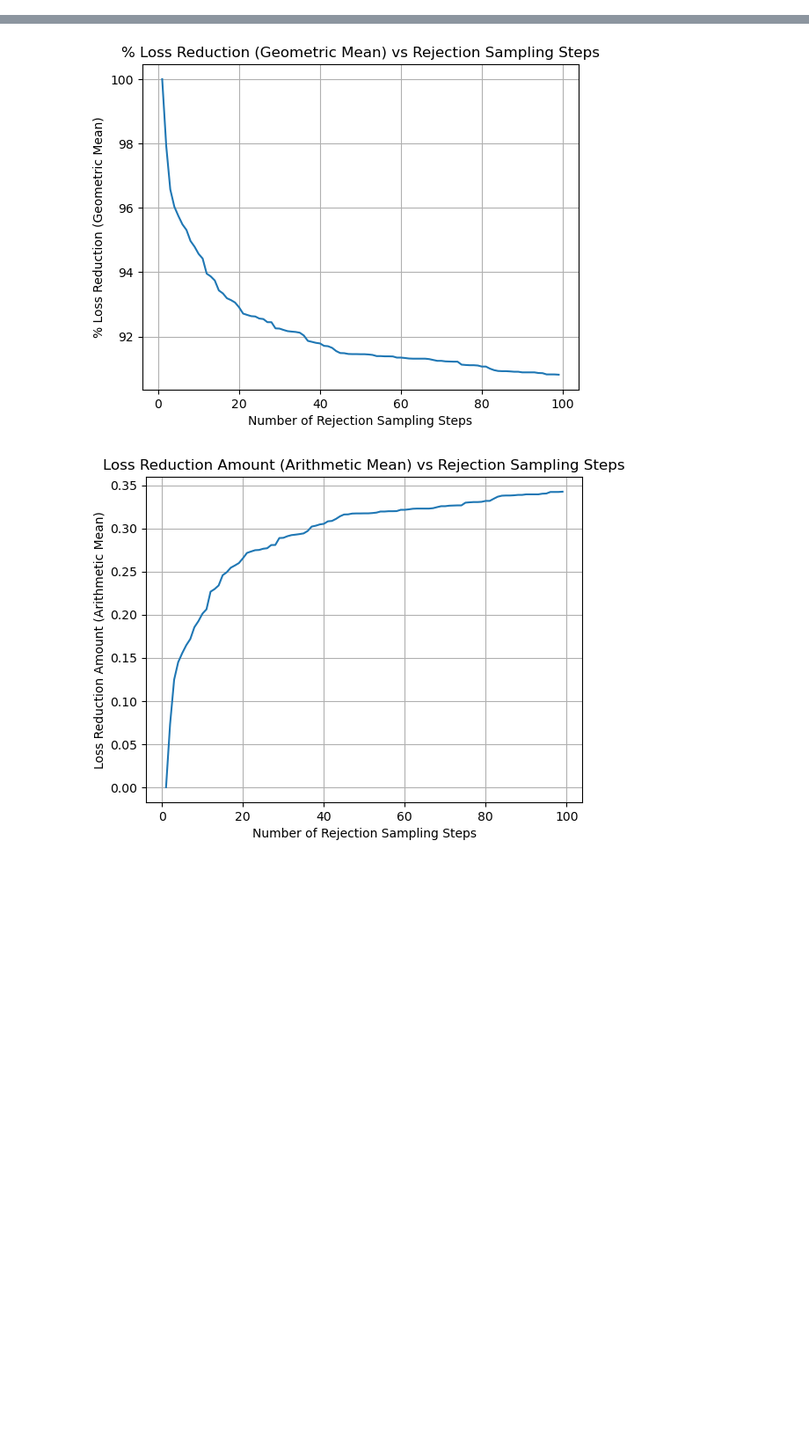
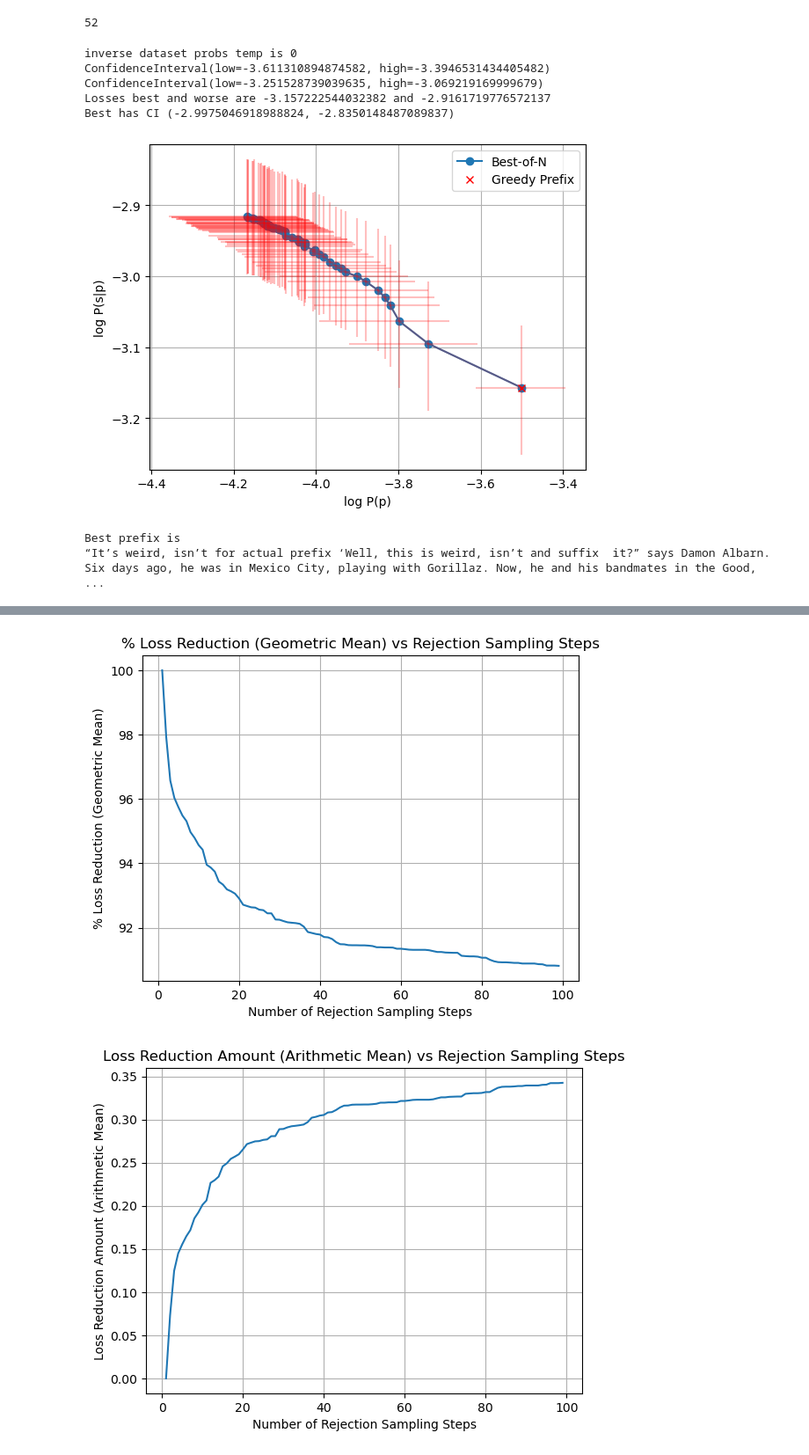
Before and after one commit to abhay-sheshadri/reverse-dynamics-nlp, a Jupyter notebook: jupyworkshop.ipynb, the cells around one changed output, grey strips where cells are left out. Shown at 88% size. Cells and saved outputs as stored; diff of their text form; code cells hidden in the pictures; blank space fills up the shorter version.

Commit message:
a lot of stuff

```diff
--- a/jupyworkshop.ipynb
+++ b/jupyworkshop.ipynb
@@ -111,2 +727,8 @@ Downloading and preparing dataset json/default to /home/jp6263/.cache/huggingfac
+# %%
+import pickle
+with open('/home/jp6263/reverse-dynamics-nlp/gcg_results_1040_nanda_250sample.pkl', 'rb') as f:
+    gcg_results = pickle.load(f)
+all_gcg_losses = gcg_results['gcg_losses']
+all_gcg_naturals = gcg_results['gcg_naturals']
 # %%
 # %% [output]
@@ -274,0 +751,73 @@ Best loss is 2.7017696022987367
+# %%
+max([len(tokenizer.encode(pair[0])) for pair in toxic_stuff])
+# %% [output]
+52
+# %%
+#Pareto eval RLM
+# len_prefix = 10 # 2 for shorttest, 5 for long, 10 for nanda
+# len_suffix =  40 # 5 for entropy, 21 for long, 40 for nanda
+beam_size = 50
+p_matrix = inverse_dataset_probabilities
+found_prefixes = []
+test_set = nanda_list#long_synthetic_list #nanda_list
+eval_size = 500 #len(entropy_list)#250
+# if test_set==toxic_stuff:
+#     len_prefix = 10
+#     len_suffix = 5
+if test_set==nanda_list:
+    len_prefix = 10
+    len_suffix=40
+elif test_set==entropy_list:
+    len_prefix = 2
+    len_suffix = 5
+else:# test_set==long_synthetic_list:
+    raise ValueError('Set len_prefix and len_suffix')
+
+
+for normalizer_temp in [0]:#,0.2,.6,1]:
+    dataset_gold_loss = []
+    all_losses, all_naturals = [], []
+    base_losses, base_naturals = [], []
+    normalizer = p_matrix**normalizer_temp #inverse_dataset_probabilities
+    for p,pair in enumerate(tqdm(test_set[:eval_size])):
+        prefix_tokens = tokenizer.encode(pair[0])
+        suffix_tokens = tokenizer.encode(pair[1])
+        # if len(prefix_tokens)<len_prefix or len(suffix_tokens)<len_suffix: continue
+        prefix_loss,suffix_loss = forward_loss(model, pair, tokenizer)
+        base_losses.append(suffix_loss.item())
+        base_naturals.append(prefix_loss.item())
+        # if suffix_loss>2.1: continue #this is around 10th percentile of losses for 170m
+        prefix, suffix = pair
+        prefix_tokens = tokenizer.encode(prefix)
+        all_losses.append([])
+        all_naturals.append([])
+        base_losses.append(prefix_loss.item())
+
+        prefix_list = reverse_normalized_beam_generate(bwd_model, tokenizer, suffix, len_prefix, beam_size=beam_size, normalizer=normalizer,)  #reverse_fwd_beam_generate(bwd_model, model, tokenizer, suffix, len_prefix, beam_size=beam_size, normalizer=normalizer,)
+        pairs_batch = torch.stack(prefix_list)
+        pairs_batch = torch.cat((pairs_batch, torch.tensor([suffix_tokens]*len(prefix_list))), dim=1)
+
+        # Call the batched loss function
+        predicted_prefix_loss_batch, predicted_suffix_loss_batch = forward_loss_batch(model, pairs_batch, tokenizer, prefix_len=len_prefix,)
+        best_prefix = prefix_list[torch.argmin(predicted_suffix_loss_batch)]
+        found_prefixes.append((p,tokenizer.decode(best_prefix)))
+        all_losses[-1].extend(predicted_suffix_loss_batch.cpu().tolist())
+        all_naturals[-1].extend(predicted_prefix_loss_batch.cpu().tolist())
+        dataset_gold_loss.append(suffix_loss.item())
+
+    plot_beams(all_losses, all_naturals, beam_size, normalizer_temp,)#np.mean(base_naturals), np.mean(base_losses))
+    print(f'Best prefix is {tokenizer.decode(prefix_list[0])} for actual prefix {prefix} and suffix {suffix}')
+    # print(f'True prefix is:\n{prefix} \n\nPredicted prefix:\n{predicted_prefix}\nfor suffix:\n {suffix}')
+    # print(f'Loss for suffix given predicted prefix is {predicted_suffix_loss.item()} \n Suffix loss for true prefix is {suffix_loss.item()}')
+    # print(f'NLL on predicted prefix is {predicted_prefix_loss.item()} \n NLL on true prefix is {prefix_loss.item()}')
+
+    #3.78 (4.01,3.62)
+# %% [output]
+inverse dataset probs temp is 0
+ConfidenceInterval(low=-3.611310894874582, high=-3.3946531434405482)
+ConfidenceInterval(low=-3.251528739039635, high=-3.069219169999679)
+Losses best and worse are -3.157222544032382 and -2.9161719776572137
+Best has CI (-2.9975046918988824, -2.8350148487089837)
+[figure, added]
+Best prefix is
+“It’s weird, isn’t for actual prefix ‘Well, this is weird, isn’t and suffix  it?” says Damon Albarn. Six days ago, he was in Mexico City, playing with Gorillaz. Now, he and his bandmates in the Good,  ...
```
Also changed, not shown: parts of 45 cells of this notebook, 4 other files.
